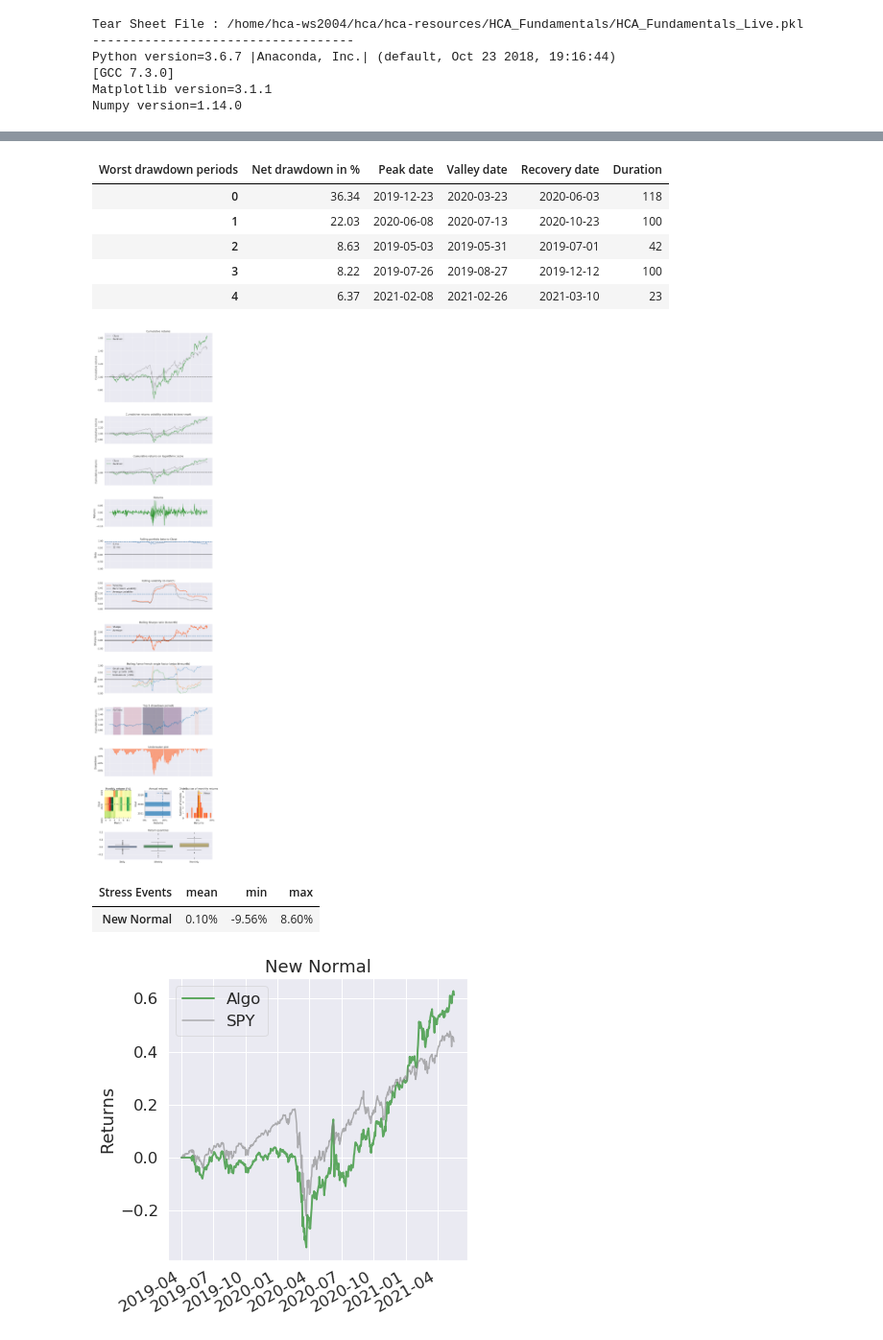
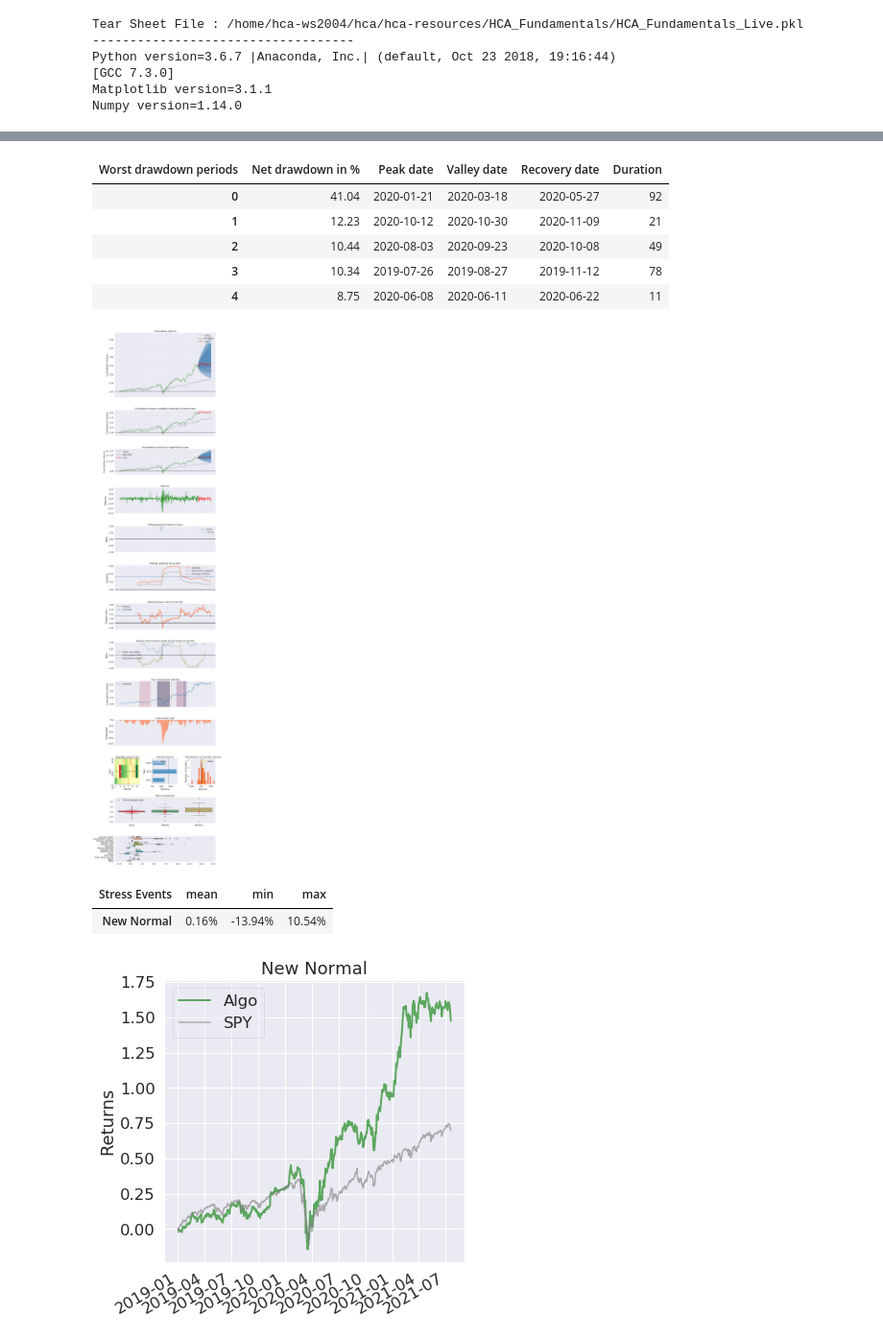
Before and after one commit to hotchilianalytics/hca-resources, a Jupyter notebook: HCA_Fundamentals/HCA_Fundamentals_tearsheet.ipynb, the cells around one changed output, grey strips where cells are left out. Shown at 96% size. Drawn from its saved outputs; the diff is of its cells as text; code cells hidden in the pictures.

```diff
--- a/HCA_Fundamentals/HCA_Fundamentals_tearsheet.ipynb
+++ b/HCA_Fundamentals/HCA_Fundamentals_tearsheet.ipynb
@@ -122,10 +116,20 @@ spy_bm_ret    = benchmarks.get_benchmark_returns(symbol='SPY', first_date=sim_st
 spy_bm_ret    = spy_bm_ret[sim_start:sim_end]
 spy_bm_ret[0] = 0.0 # Normalize benchmark returns to start at 0.0.
 perf          = perf[sim_start:sim_end]
-
+live_start=perf.index[-90]
 returns, positions, transactions = pf.utils.extract_rets_pos_txn_from_zipline(perf)
-#pf.create_txn_tear_sheet(returns, positions=positions, transactions=transactions)
-#pf.create_round_trip_tear_sheet(returns, positions=positions, transactions=transactions)
-pf.create_full_tear_sheet(returns, positions=positions, transactions=transactions, bootstrap=None,benchmark_rets=spy_bm_ret, round_trips=True)
-#pf.create_simple_tear_sheet(returns=returns,positions=positions,transactions=transactions,benchmark_rets=spy_bm_ret)
+pf.create_full_tear_sheet(
+                          returns,
+                          positions=positions,
+                          transactions=transactions,
+                          bootstrap=True,
+                          benchmark_rets=spy_bm_ret,
+                          round_trips=True,
+                          live_start_date=live_start,
+                          #live_start_date='2021-01-01',
+                          bayesian=True,
+                          risk=True
+                         )
+#orig pf.create_full_tear_sheet(returns, positions=positions, transactions=transactions, bootstrap=None,benchmark_rets=spy_bm_ret, round_trips=True)
+#pf.create_simple_tear_sheet(returns=returns,positions=positions,transactions=transactions)
 # %% [output]
@@ -153,11 +157,11 @@ Backtest months: 25
 | Worst drawdown periods | Net drawdown in % | Peak date | Valley date | Recovery date | Duration |
-| 0 | 36.34 | 2019-12-23 | 2020-03-23 | 2020-06-03 | 118 |
-| 1 | 22.03 | 2020-06-08 | 2020-07-13 | 2020-10-23 | 100 |
-| 2 | 8.63 | 2019-05-03 | 2019-05-31 | 2019-07-01 | 42 |
-| 3 | 8.22 | 2019-07-26 | 2019-08-27 | 2019-12-12 | 100 |
-| 4 | 6.37 | 2021-02-08 | 2021-02-26 | 2021-03-10 | 23 |
+| 0 | 41.04 | 2020-01-21 | 2020-03-18 | 2020-05-27 | 92 |
+| 1 | 12.23 | 2020-10-12 | 2020-10-30 | 2020-11-09 | 21 |
+| 2 | 10.44 | 2020-08-03 | 2020-09-23 | 2020-10-08 | 49 |
+| 3 | 10.34 | 2019-07-26 | 2019-08-27 | 2019-11-12 | 78 |
+| 4 | 8.75 | 2020-06-08 | 2020-06-11 | 2020-06-22 | 11 |
-[figure, old version]
+[figure, new version]
 | Stress Events | mean | min | max |
-| New Normal | 0.10% | -9.56% | 8.60% |
+| New Normal | 0.16% | -13.94% | 10.54% |
-[figure, old version]
+[figure, new version]
 | Top 10 long positions of all time | max |
```
Also changed, not shown: parts of 6 cells of this notebook, 17 other files.
